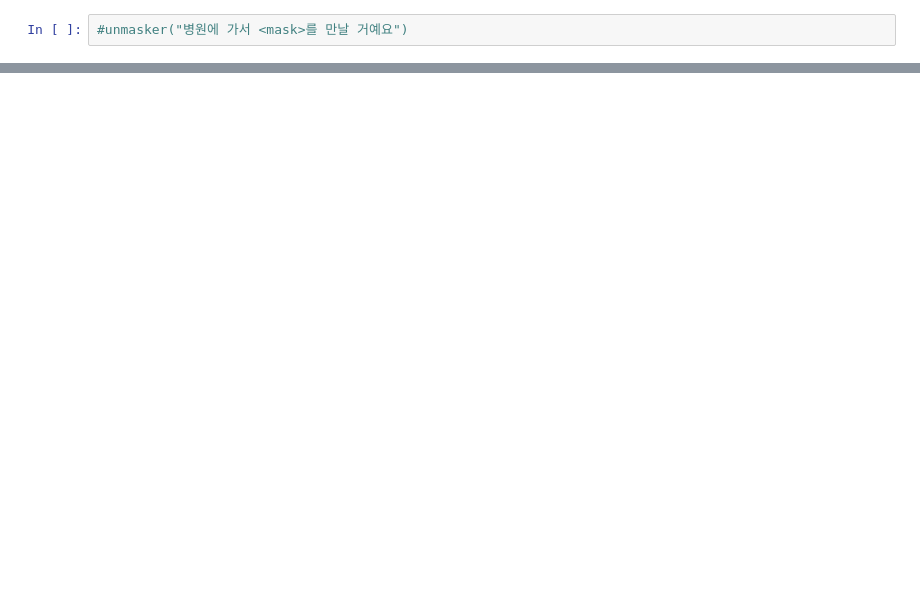
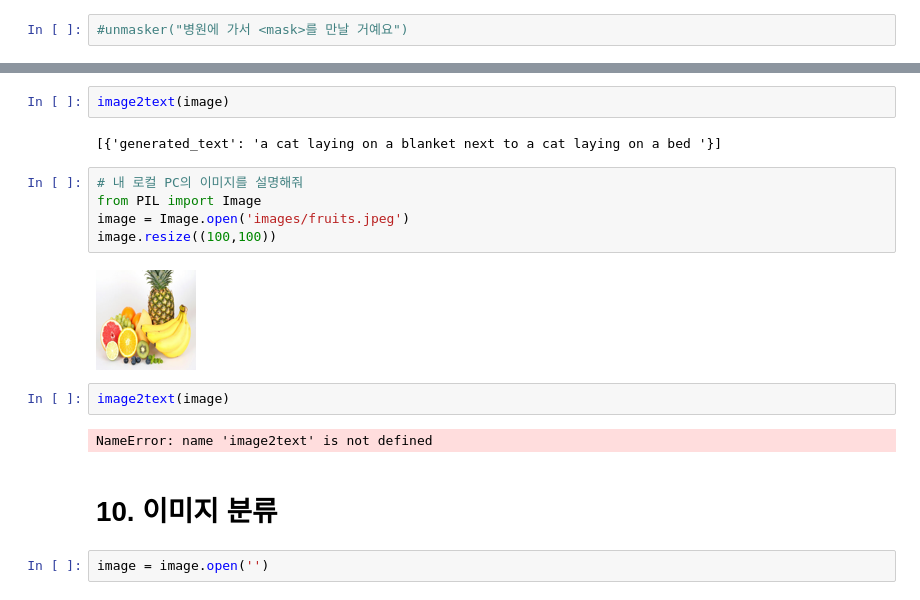
Before and after one commit to kimjupyo1126/ai, a Jupyter notebook: source/08_LLM/ch1_허깅페이스.ipynb, the cells around one changed output, grey strips where cells are left out. Drawn from its saved outputs; the diff is of its cells as text; blank space fills up the shorter version.

```diff
--- a/source/08_LLM/ch1_허깅페이스.ipynb
+++ b/source/08_LLM/ch1_허깅페이스.ipynb
@@ -301,0 +489,19 @@ True
+# %%
+image2text(image)
+# %% [output]
+[{'generated_text': 'a cat laying on a blanket next to a cat laying on a bed '}]
+# %%
+# 내 로컬 PC의 이미지를 설명해줘
+from PIL import Image
+image = Image.open('images/fruits.jpeg')
+image.resize((100,100))
+# %% [output]
+[figure, added]
+# %%
+image2text(image)
+# %% [output]
+NameError: name 'image2text' is not defined
+# %% [markdown]
+# 10. 이미지 분류
+# %%
+image = image.open('')
```
Also changed, not shown: parts of 48 cells of this notebook, 4 other files.
